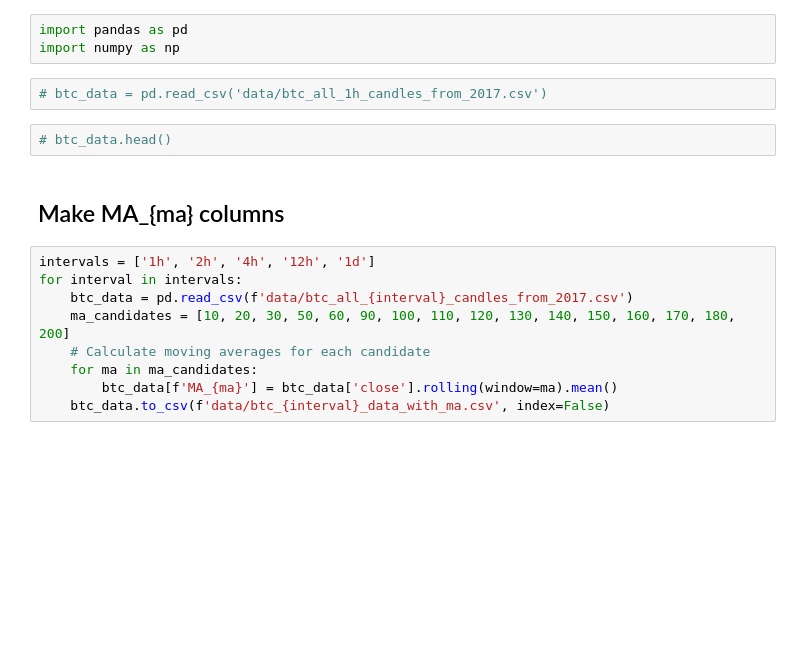
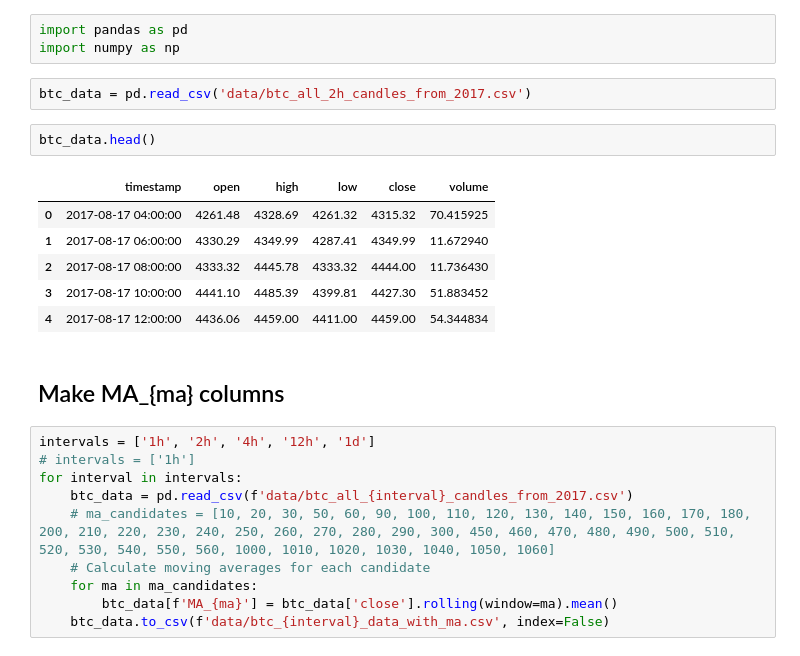
Before and after one commit to alkyne/BTC-Backtesting, a Jupyter notebook: data_processing.ipynb, the cells around one changed output. Cells and saved outputs as stored; diff of their text form; blank space fills up the shorter version.

```diff
--- a/data_processing.ipynb
+++ b/data_processing.ipynb
@@ -2,16 +2,24 @@
 import pandas as pd
 import numpy as np
 # %%
-# btc_data = pd.read_csv('data/btc_all_1h_candles_from_2017.csv')
+btc_data = pd.read_csv('data/btc_all_2h_candles_from_2017.csv')
-# %%
-# btc_data.head()
+# %%
+btc_data.head()
+# %% [output]
+|  | timestamp | open | high | low | close | volume |
+| 0 | 2017-08-17 04:00:00 | 4261.48 | 4328.69 | 4261.32 | 4315.32 | 70.415925 |
+| 1 | 2017-08-17 06:00:00 | 4330.29 | 4349.99 | 4287.41 | 4349.99 | 11.672940 |
+| 2 | 2017-08-17 08:00:00 | 4333.32 | 4445.78 | 4333.32 | 4444.00 | 11.736430 |
+| 3 | 2017-08-17 10:00:00 | 4441.10 | 4485.39 | 4399.81 | 4427.30 | 51.883452 |
+| 4 | 2017-08-17 12:00:00 | 4436.06 | 4459.00 | 4411.00 | 4459.00 | 54.344834 |
 # %% [markdown]
 ## Make MA_{ma} columns
 # %%
 intervals = ['1h', '2h', '4h', '12h', '1d']
+# intervals = ['1h']
 for interval in intervals:
     btc_data = pd.read_csv(f'data/btc_all_{interval}_candles_from_2017.csv')
-    ma_candidates = [10, 20, 30, 50, 60, 90, 100, 110, 120, 130, 140, 150, 160, 170, 180, 200]
+    # ma_candidates = [10, 20, 30, 50, 60, 90, 100, 110, 120, 130, 140, 150, 160, 170, 180, 200, 210, 220, 230, 240, 250, 260, 270, 280, 290, 300, 450, 460, 470, 480, 490, 500, 510, 520, 530, 540, 550, 560, 1000, 1010, 1020, 1030, 1040, 1050, 1060]
     # Calculate moving averages for each candidate
     for ma in ma_candidates:
         btc_data[f'MA_{ma}'] = btc_data['close'].rolling(window=ma).mean()
```
Also changed, not shown: parts of 7 cells of this notebook, 7 other files.
